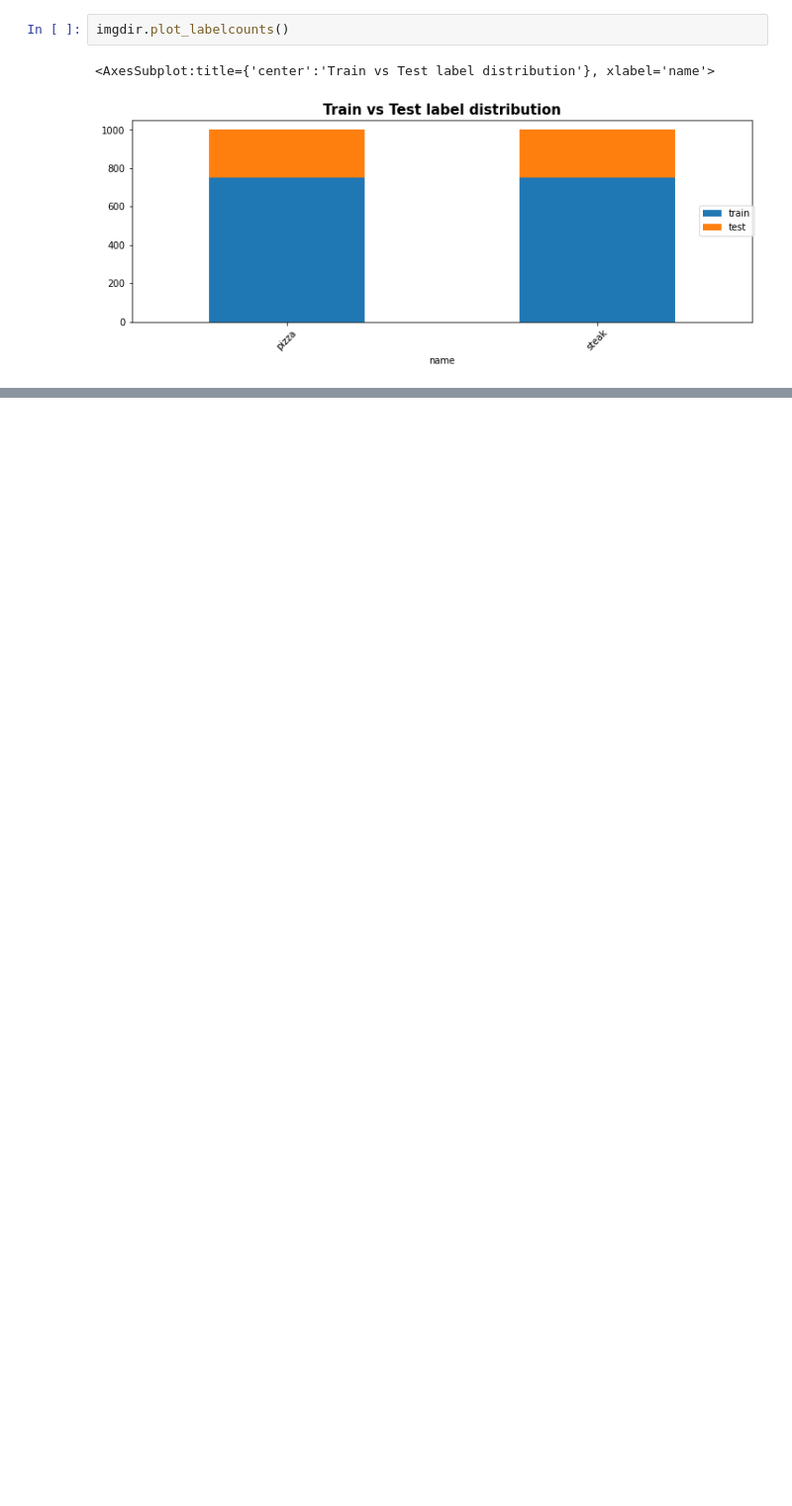
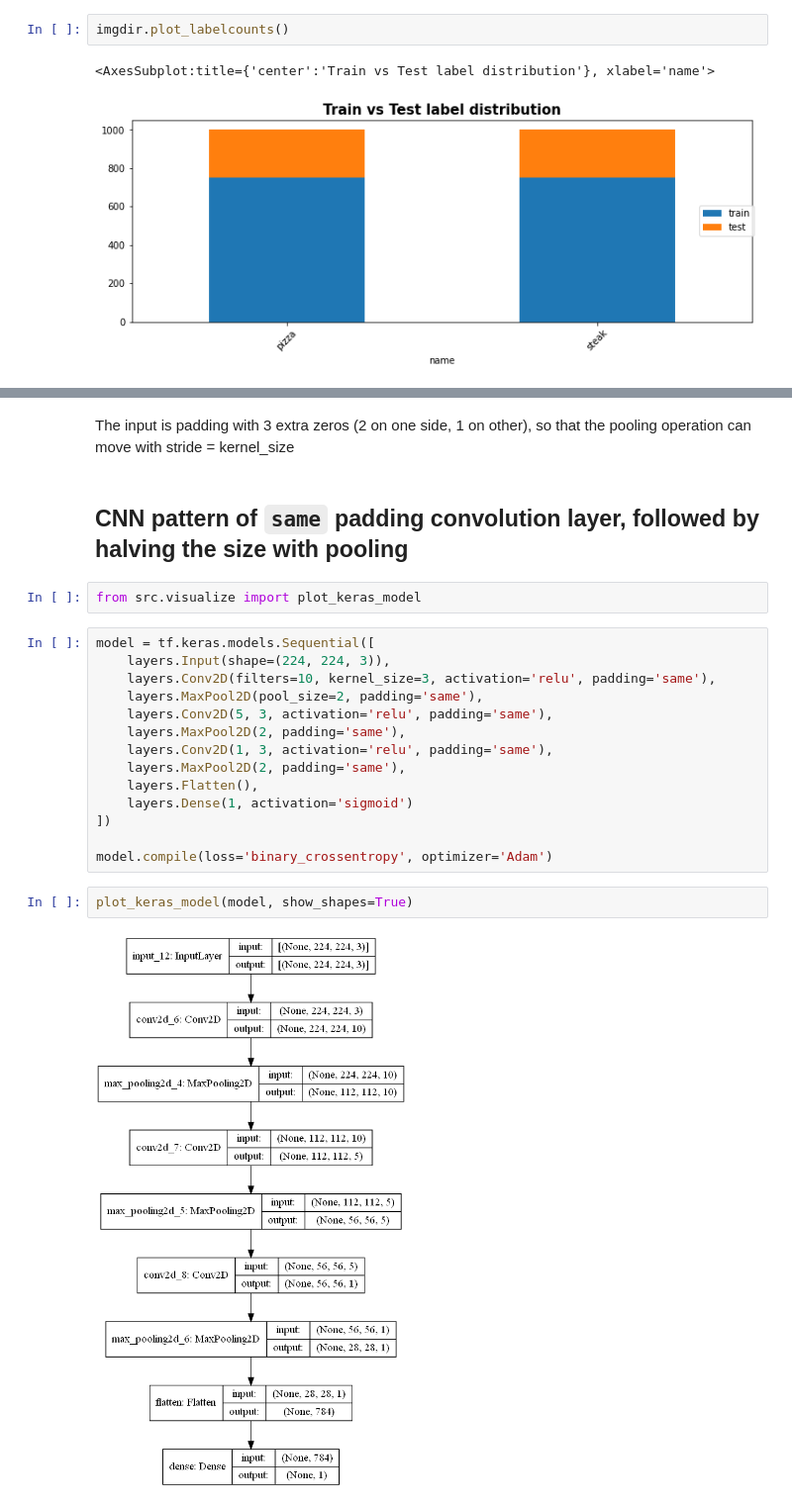
Before and after one commit to abhi8893/tensorflow-deep-learning-mrdbourke, a Jupyter notebook: notebooks/03A-Pizza-Steak-Image-Classification.ipynb, the cells around one changed output, grey strips where cells are left out. Shown at 99% size. Cells and saved outputs as stored; diff of their text form; blank space fills up the shorter version.

```diff
--- a/notebooks/03A-Pizza-Steak-Image-Classification.ipynb
+++ b/notebooks/03A-Pizza-Steak-Image-Classification.ipynb
@@ -67,0 +291,24 @@ batch = next(datagen)
+# %% [markdown]
+The input is padding with 3 extra zeros (2 on one side, 1 on other), so that the pooling operation can move with stride = kernel_size
+# %% [markdown]
+## CNN pattern of `same` padding convolution layer, followed by halving the size with pooling
+# %%
+from src.visualize import plot_keras_model
+# %%
+model = tf.keras.models.Sequential([
+    layers.Input(shape=(224, 224, 3)),
+    layers.Conv2D(filters=10, kernel_size=3, activation='relu', padding='same'),
+    layers.MaxPool2D(pool_size=2, padding='same'),
+    layers.Conv2D(5, 3, activation='relu', padding='same'),
+    layers.MaxPool2D(2, padding='same'),
+    layers.Conv2D(1, 3, activation='relu', padding='same'),
+    layers.MaxPool2D(2, padding='same'),
+    layers.Flatten(),
+    layers.Dense(1, activation='sigmoid')
+])
+
+model.compile(loss='binary_crossentropy', optimizer='Adam')
+# %%
+plot_keras_model(model, show_shapes=True)
+# %% [output]
+[figure, added]
```
Also changed, not shown: parts of 73 cells of this notebook.
